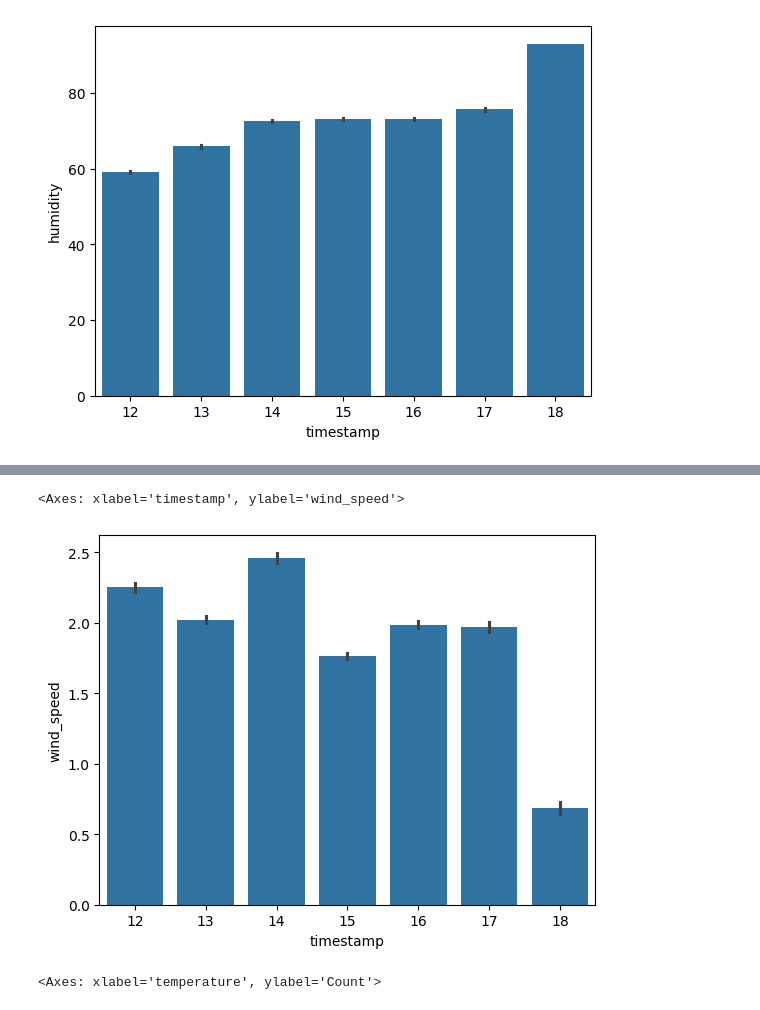
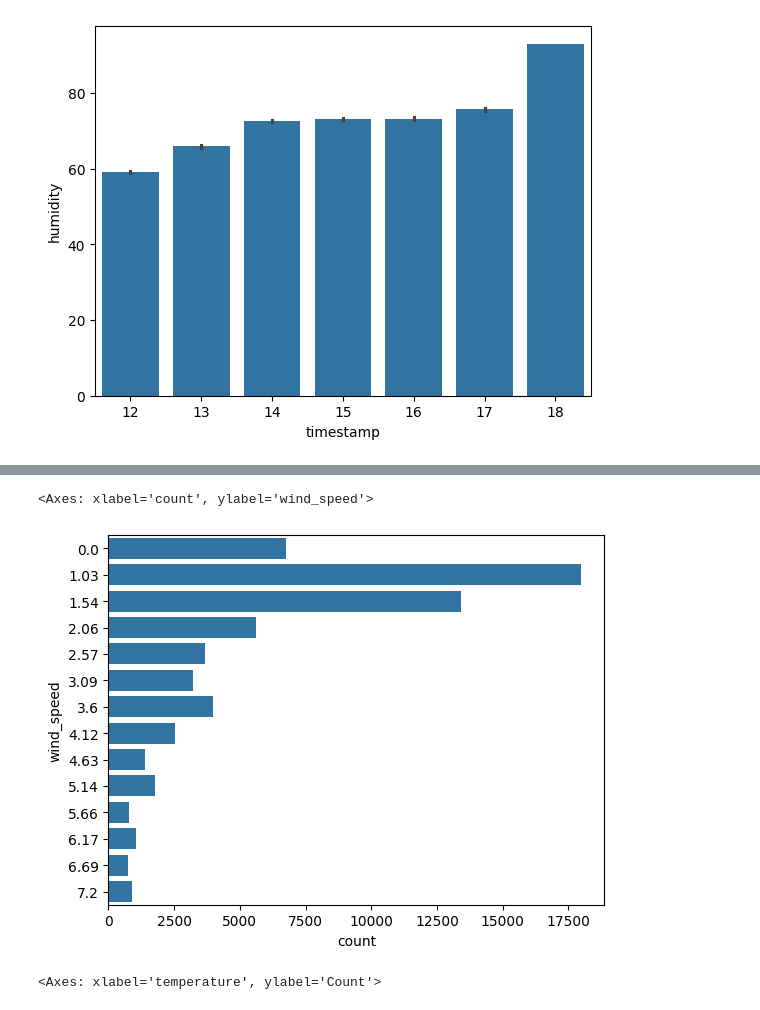
Before and after one commit to jin-raii/weather-web-app, a Jupyter notebook: weather_data.ipynb, the cells around one changed output, grey strips where cells are left out. Drawn from its saved outputs; the diff is of its cells as text; code cells hidden in the pictures.

```diff
--- a/weather_data.ipynb
+++ b/weather_data.ipynb
@@ -485,8 +485,8 @@ sns.barplot(data=data, x=count_day, y='pressure')
 # %%
-sns.barplot(data=data, x=count_day, y='wind_speed')
+sns.countplot(data=data, y='wind_speed')
 # %% [output]
-<Axes: xlabel='timestamp', ylabel='wind_speed'>
+<Axes: xlabel='count', ylabel='wind_speed'>
-[figure, old version]
+[figure, new version]
 # %%
 sns.histplot(data=data, x='temperature', kde=True, bins=20)
 # %% [output]
```
Also changed, not shown: parts of 9 cells of this notebook.
